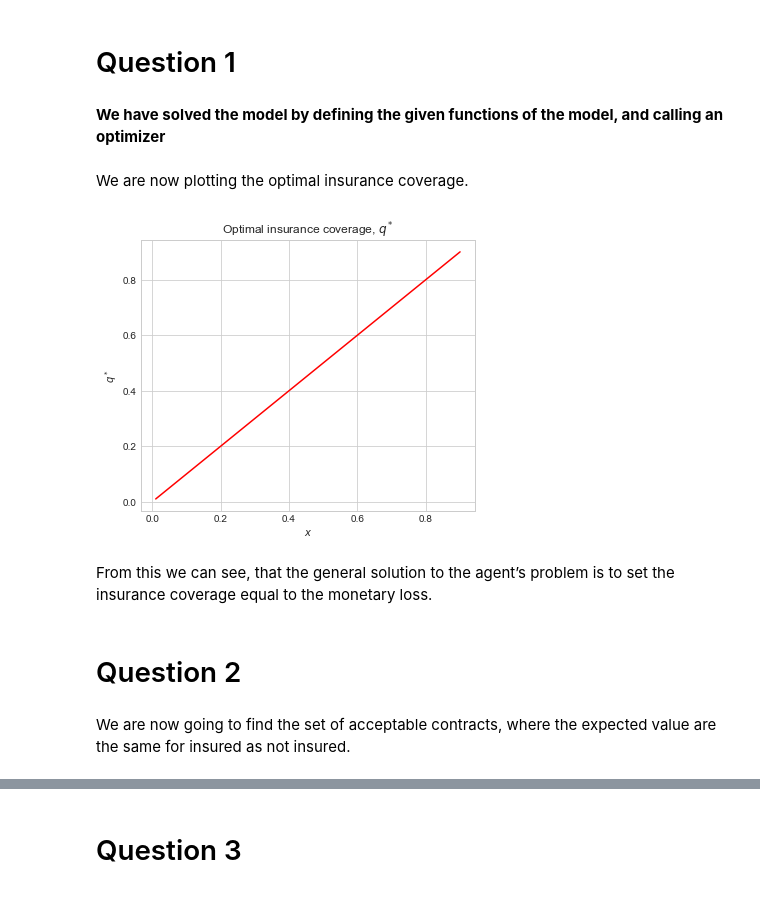
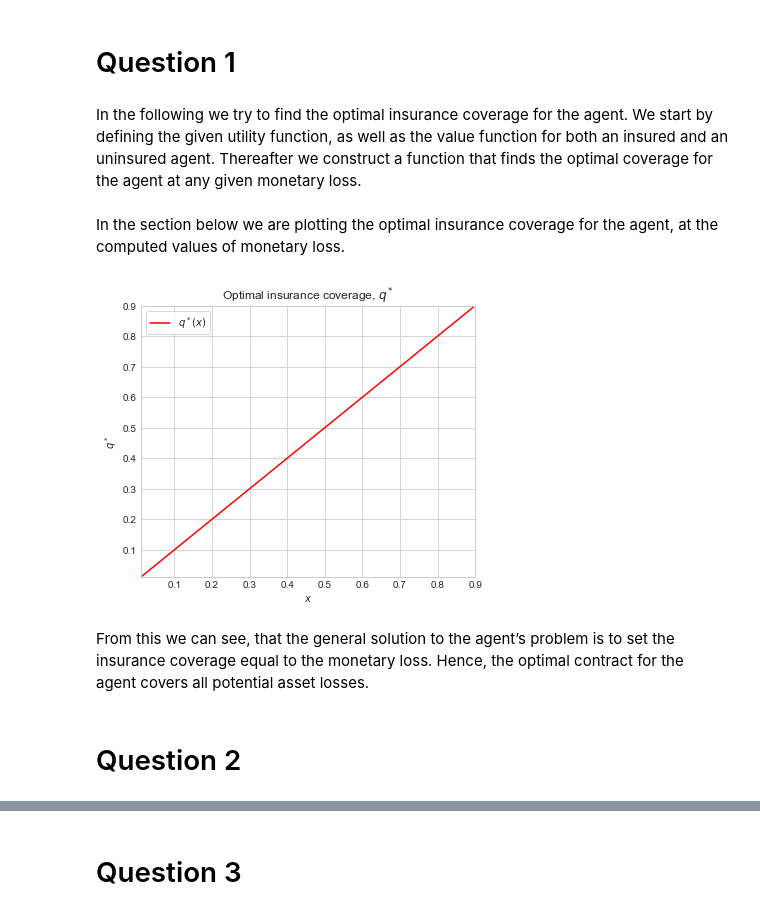
Before and after one commit to mfw325/projects-2022-team-freelvlau, a Jupyter notebook: inauguralproject/inauguralproject.ipynb, the cells around one changed output, grey strips where cells are left out. Cells and saved outputs as stored; diff of their text form; code cells hidden in the pictures.

```diff
--- a/inauguralproject/inauguralproject.ipynb
+++ b/inauguralproject/inauguralproject.ipynb
@@ -24,7 +26,7 @@ from inauguralproject import *
 # %% [markdown]
 # Question 1
-# %% [markdown]
-**We have solved the model by defining the given functions of the model, and calling an optimizer**
+# %% [markdown]
+In the following we try to find the optimal insurance coverage for the agent. We start by defining the given utility function, as well as the value function for both an insured and an uninsured agent. Thereafter we construct a function that finds the optimal coverage for the agent at any given monetary loss.
 # %%
 # i
 # the function that calculates the optimal insurance coverage is defined in the python file inaugural project, which is imported above.
@@ -51,26 +52,27 @@ q_star = np.empty(x_values.shape)
 for i, x in enumerate(x_values):
     v = optimal(x, y, p)
     q_star[i] = v.x
-# %% [markdown]
-We are now plotting the optimal insurance coverage.
+# %% [markdown]
+In the section below we are plotting the optimal insurance coverage for the agent, at the computed values of monetary loss.
 # %%
 #iv
 
 fig = plt.figure(figsize=(6,5))
 
 ax = fig.add_subplot(1,1,1)
 
-ax.plot(x_values,q_star, color = 'red')
+ax.plot(x_values,q_star, color = 'red', label = '$q^*(x)$')
 
 ax.set_title('Optimal insurance coverage, $q^*$')
 ax.set_xlabel('$x$')
+ax.set_xlim(xmin=0.01, xmax=0.9)
 ax.set_ylabel('$q^*$')
+ax.set_ylim(ymin=0.01, ymax=0.9)
+ax.legend(loc='upper left',frameon=True)
 ax.grid(True)
 # %% [output]
-[figure, old version]
+[figure, new version]
 # %% [markdown]
-From this we can see, that the general solution to the agent’s problem is to set the insurance coverage equal to the monetary loss.
+From this we can see, that the general solution to the agent’s problem is to set the insurance coverage equal to the monetary loss. Hence, the optimal contract for the agent covers all potential asset losses.
 # %% [markdown]
 # Question 2
-# %% [markdown]
-We are now going to find the set of acceptable contracts, where the expected value are the same for insured as not insured.
```
Also changed, not shown: parts of 21 cells of this notebook.
